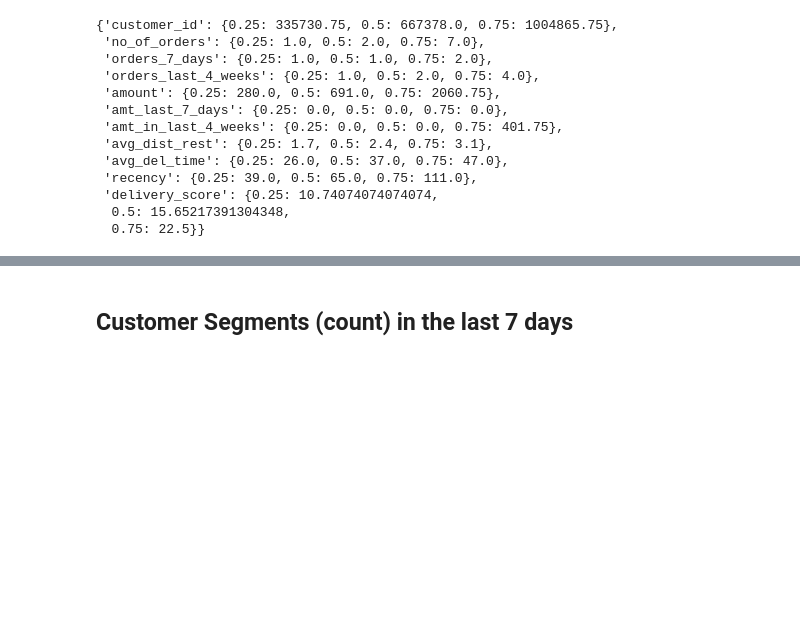
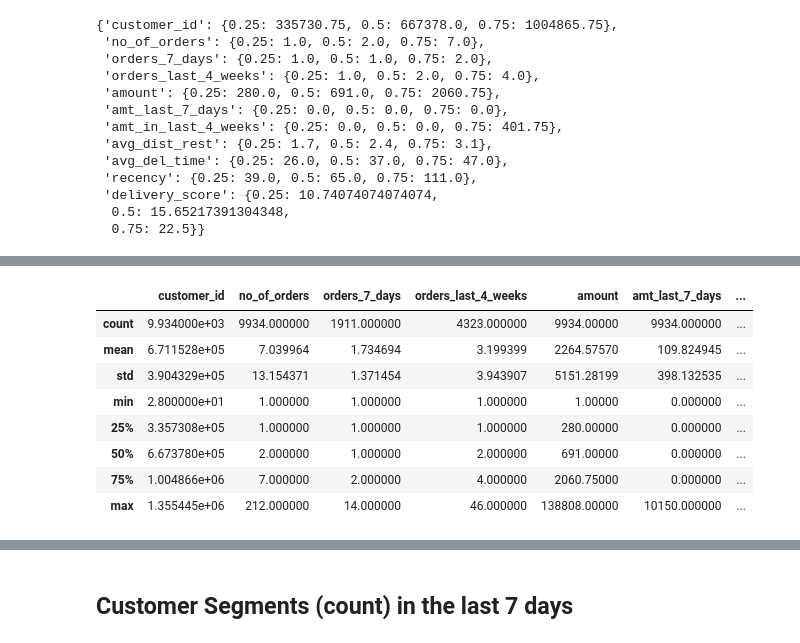
Before and after one commit to nsudhanva/swiggy, a Jupyter notebook: index.ipynb, the cells around one changed output, grey strips where cells are left out. Cells and saved outputs as stored; diff of their text form; code cells hidden in the pictures; blank space fills up the shorter version.

```diff
--- a/index.ipynb
+++ b/index.ipynb
@@ -317,6 +317,18 @@ rfm_segmentation_7_days.head()
 | 2 | 301524 | 2015-06-26 09:56:00 | 2015-12-09 20:45:00 | 189 | 9.0 | 33.0 | 36020 | ... |
 | 3 | 1268254 | 2015-07-01 01:51:00 | 2015-12-14 01:43:00 | 184 | 6.0 | 37.0 | 32489 | ... |
 | 4 | 357161 | 2015-07-11 18:34:00 | 2015-12-19 23:26:00 | 182 | 4.0 | 23.0 | 85150 | ... |
+# %%
+rfm_segmentation_7_days.describe()
+# %% [output]
+|  | customer_id | no_of_orders | orders_7_days | orders_last_4_weeks | amount | amt_last_7_days | ... |
+| count | 9.934000e+03 | 9934.000000 | 1911.000000 | 4323.000000 | 9934.00000 | 9934.000000 | ... |
+| mean | 6.711528e+05 | 7.039964 | 1.734694 | 3.199399 | 2264.57570 | 109.824945 | ... |
+| std | 3.904329e+05 | 13.154371 | 1.371454 | 3.943907 | 5151.28199 | 398.132535 | ... |
+| min | 2.800000e+01 | 1.000000 | 1.000000 | 1.000000 | 1.00000 | 0.000000 | ... |
+| 25% | 3.357308e+05 | 1.000000 | 1.000000 | 1.000000 | 280.00000 | 0.000000 | ... |
+| 50% | 6.673780e+05 | 2.000000 | 1.000000 | 2.000000 | 691.00000 | 0.000000 | ... |
+| 75% | 1.004866e+06 | 7.000000 | 2.000000 | 4.000000 | 2060.75000 | 0.000000 | ... |
+| max | 1.355445e+06 | 212.000000 | 14.000000 | 46.000000 | 138808.00000 | 10150.000000 | ... |
 # %%
 rfm_segmentation_4_weeks['RFMScore_4_weeks'] = rfm_segmentation_4_weeks.r_quartile_4_weeks \
                             * rfm_segmentation_4_weeks.f_quartile_4_weeks \
```
Also changed, not shown: parts of 6 cells of this notebook, 1 other file.
